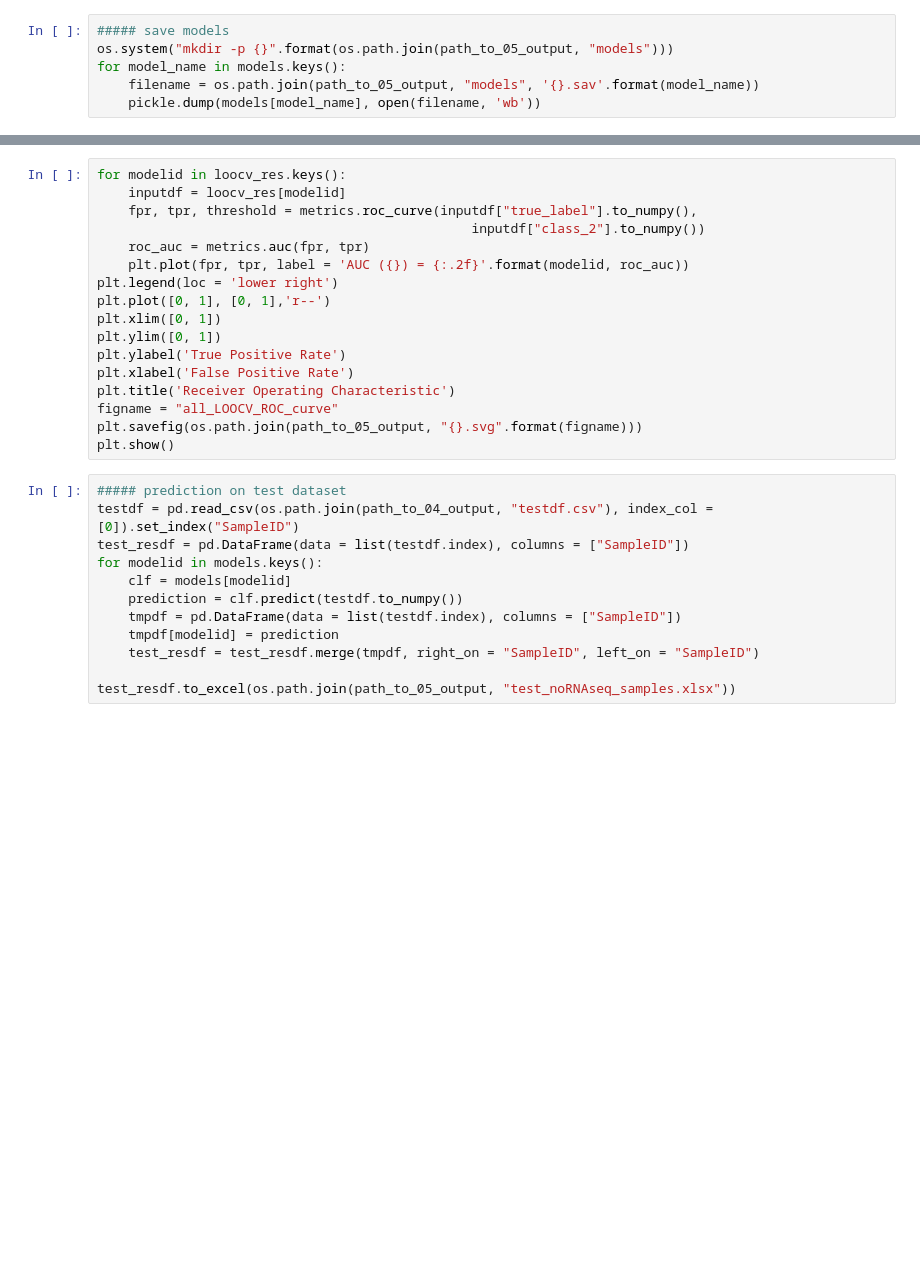
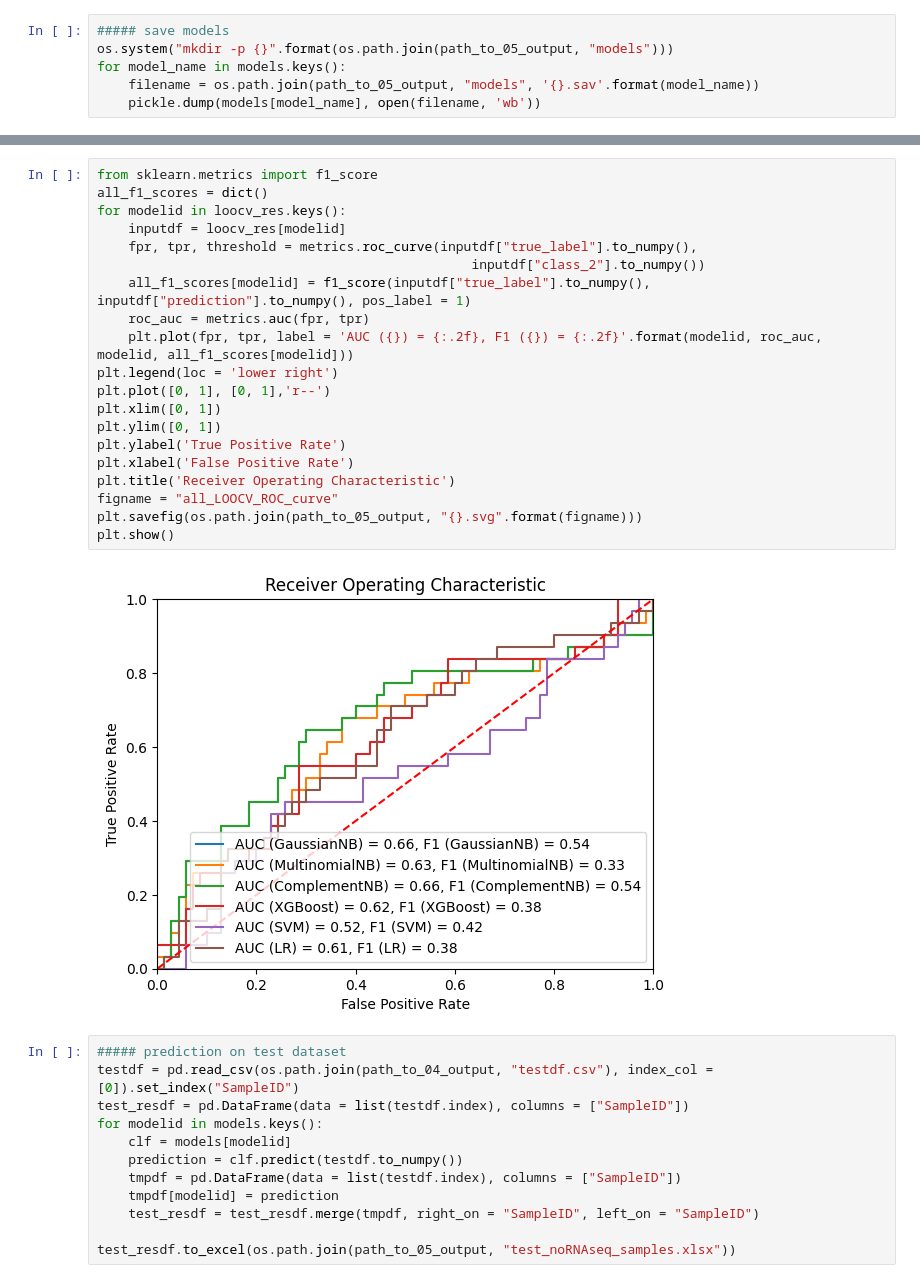
Before and after one commit to hieunguyen4193/ump_oral_cancer_project, a Jupyter notebook: 05_train_models_checkRUN.ipynb, the cells around one changed output, grey strips where cells are left out. Saved outputs shown, nothing was run; the diff lists cells and outputs as text; blank space fills up the shorter version.

```diff
--- a/05_train_models_checkRUN.ipynb
+++ b/05_train_models_checkRUN.ipynb
@@ -224,20 +269,25 @@ all_cv_scoredf.mean().sort_values()
 # %%
+from sklearn.metrics import f1_score
+all_f1_scores = dict()
 for modelid in loocv_res.keys():
     inputdf = loocv_res[modelid]
     fpr, tpr, threshold = metrics.roc_curve(inputdf["true_label"].to_numpy(),
                                                 inputdf["class_2"].to_numpy())
+    all_f1_scores[modelid] = f1_score(inputdf["true_label"].to_numpy(), inputdf["prediction"].to_numpy(), pos_label = 1)
     roc_auc = metrics.auc(fpr, tpr)
-    plt.plot(fpr, tpr, label = 'AUC ({}) = {:.2f}'.format(modelid, roc_auc))
+    plt.plot(fpr, tpr, label = 'AUC ({}) = {:.2f}, F1 ({}) = {:.2f}'.format(modelid, roc_auc, modelid, all_f1_scores[modelid]))
 plt.legend(loc = 'lower right')
 plt.plot([0, 1], [0, 1],'r--')
 plt.xlim([0, 1])
 plt.ylim([0, 1])
 plt.ylabel('True Positive Rate')
 plt.xlabel('False Positive Rate')
 plt.title('Receiver Operating Characteristic')
 figname = "all_LOOCV_ROC_curve"
 plt.savefig(os.path.join(path_to_05_output, "{}.svg".format(figname)))
 plt.show()
+# %% [output]
+[figure, added]
 # %%
 ##### prediction on test dataset
 testdf = pd.read_csv(os.path.join(path_to_04_output, "testdf.csv"), index_col = [0]).set_index("SampleID")
```
Also changed, not shown: parts of 6 cells of this notebook.
